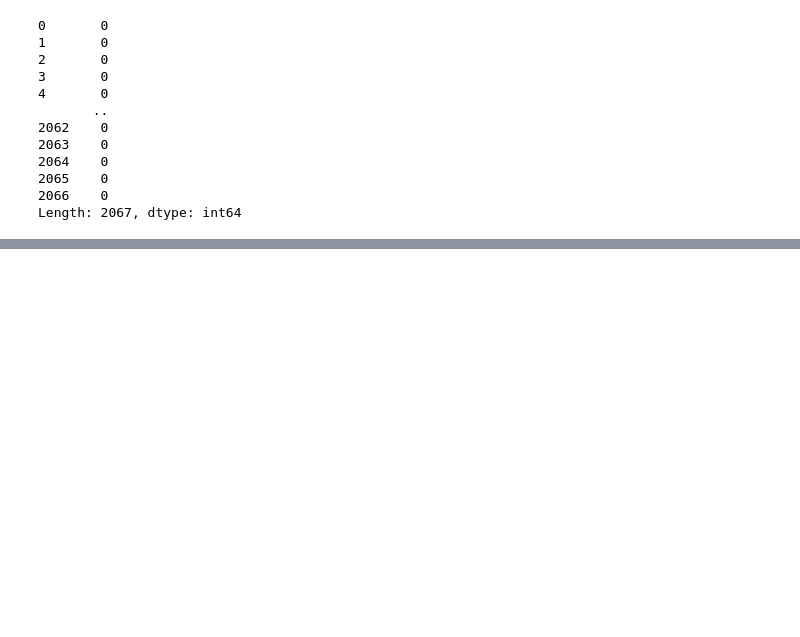
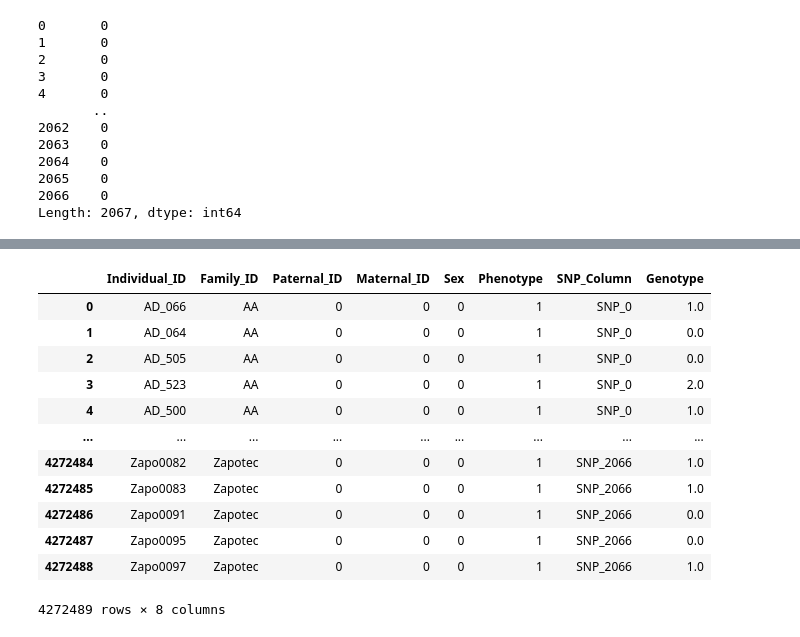
Before and after one commit to r-bashir/GenomeDiffusion, a Jupyter notebook: SNP.ipynb, the cells around one changed output, grey strips where cells are left out. Cells and saved outputs as stored; diff of their text form; code cells hidden in the pictures; blank space fills up the shorter version.

```diff
--- a/SNP.ipynb
+++ b/SNP.ipynb
@@ -341,0 +332,16 @@ plt.show()
+# %%
+snp_long
+# %% [output]
+|  | Individual_ID | Family_ID | Paternal_ID | Maternal_ID | Sex | Phenotype | SNP_Column | Genotype |
+| 0 | AD_066 | AA | 0 | 0 | 0 | 1 | SNP_0 | 1.0 |
+| 1 | AD_064 | AA | 0 | 0 | 0 | 1 | SNP_0 | 0.0 |
+| 2 | AD_505 | AA | 0 | 0 | 0 | 1 | SNP_0 | 0.0 |
+| 3 | AD_523 | AA | 0 | 0 | 0 | 1 | SNP_0 | 2.0 |
+| 4 | AD_500 | AA | 0 | 0 | 0 | 1 | SNP_0 | 1.0 |
+| ... | ... | ... | ... | ... | ... | ... | ... | ... |
+| 4272484 | Zapo0082 | Zapotec | 0 | 0 | 0 | 1 | SNP_2066 | 1.0 |
+| 4272485 | Zapo0083 | Zapotec | 0 | 0 | 0 | 1 | SNP_2066 | 1.0 |
+| 4272486 | Zapo0091 | Zapotec | 0 | 0 | 0 | 1 | SNP_2066 | 0.0 |
+| 4272487 | Zapo0095 | Zapotec | 0 | 0 | 0 | 1 | SNP_2066 | 0.0 |
+| 4272488 | Zapo0097 | Zapotec | 0 | 0 | 0 | 1 | SNP_2066 | 1.0 |
+4272489 rows × 8 columns
```
Also changed, not shown: parts of 32 cells of this notebook.
